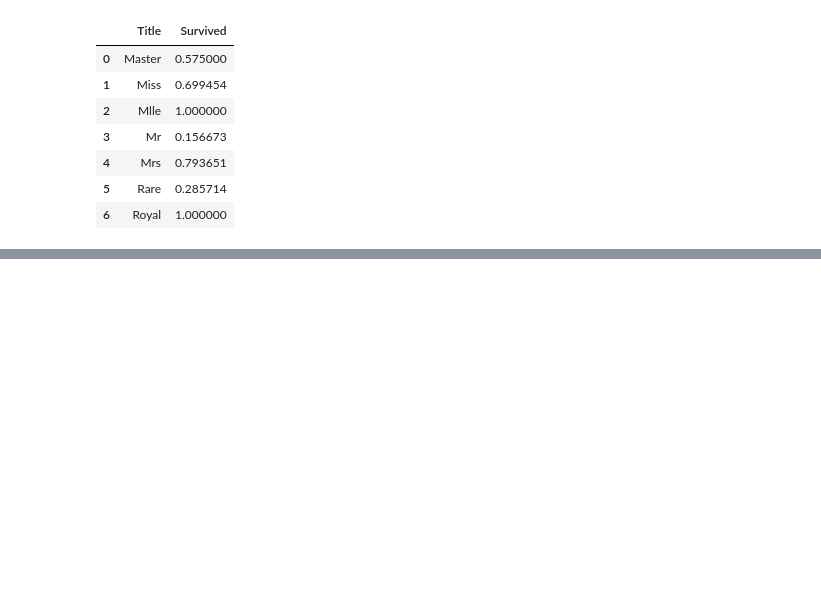
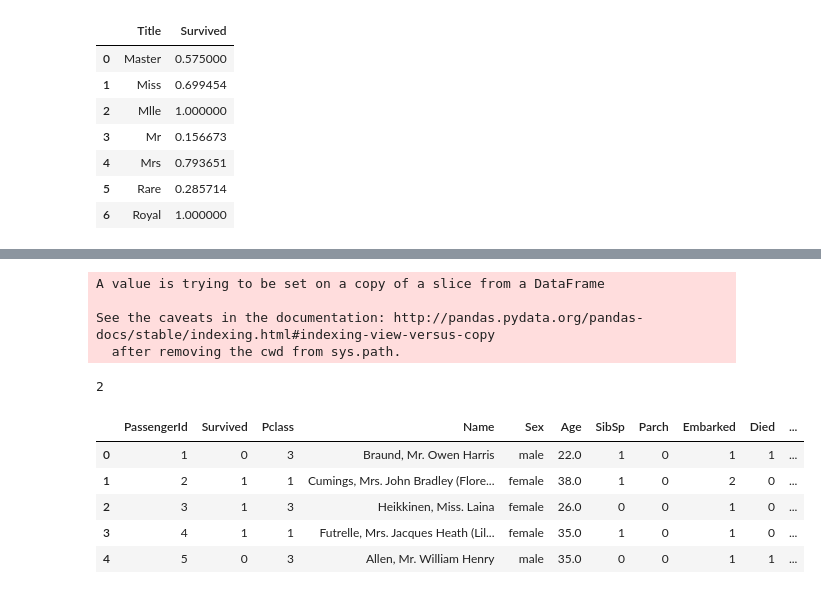
Before and after one commit to SeokHyeon-Hwang/SeokHyeon-Hwang.github.io, a Jupyter notebook: 190111_titanic_01.ipynb, the cells around one changed output, grey strips where cells are left out. Drawn from its saved outputs; the diff is of its cells as text; code cells hidden in the pictures; blank space fills up the shorter version.

```diff
--- a/190111_titanic_01.ipynb
+++ b/190111_titanic_01.ipynb
@@ -1044,6 +1023,8 @@ Index(['PassengerId', 'Survived', 'Pclass', 'Name', 'Sex', 'Age', 'SibSp',
       dtype='object')
 # %%
 te=te.drop(['Ticket'], axis=1)
+# %%
+tr=tr.drop(['Ticket'], axis=1)
 # %%
 print(tr.columns, te.columns)
 # %% [output]
@@ -1144,0 +1202,41 @@ for x in range(len(te['AgeGroup'])):
+# %%
+age_mapping = {'Baby':1, 'Child':2, 'Teenager':3, 'Student':4, 'Young Adult':5, 'Audlt':6, 'Senior':7}
+tr['AgeGroup'] = tr['AgeGroup'].map(age_mapping)
+te['AgeGroup'] = te['AgeGroup'].map(age_mapping)
+
+tr.head()
+# %%
+em_mapping = {'S':1, 'C':2, 'Q':3}
+tr['Embarked'] = tr['Embarked'].map(em_mapping)
+te['Embarked'] = te['Embarked'].map(em_mapping)
+
+tr.head()
+# %%
+for x in range(len(te['Fare'])):
+  if pd.isnull(te['Fare'][x]):
+    pclass = te['Pclass'][x]
+    te['Fare'][x] = round(tr[tr['Pclass']==pclass]['Fare'].mean(), 4)
+
+tr['FareBand'] = pd.qcut(tr['Fare'], 4, labels = [1, 2, 3, 4])
+te['FareBand'] = pd.qcut(te['Fare'], 4, labels = [1, 2, 3, 4])
+
+tr= tr.drop(['Fare'], axis=1)
+te= te.drop(['Fare'], axis=1)
+# %% [output]
+A value is trying to be set on a copy of a slice from a DataFrame
+
+See the caveats in the documentation: http://pandas.pydata.org/pandas-docs/stable/indexing.html#indexing-view-versus-copy
+  after removing the cwd from sys.path.
+# %%
+tr['Pclass'][x]
+# %% [output]
+2
+# %%
+tr.head()
+# %% [output]
+|  | PassengerId | Survived | Pclass | Name | Sex | Age | SibSp | Parch | Embarked | Died | ... |
+| 0 | 1 | 0 | 3 | Braund, Mr. Owen Harris | male | 22.0 | 1 | 0 | 1 | 1 | ... |
+| 1 | 2 | 1 | 1 | Cumings, Mrs. John Bradley (Flore... | female | 38.0 | 1 | 0 | 2 | 0 | ... |
+| 2 | 3 | 1 | 3 | Heikkinen, Miss. Laina | female | 26.0 | 0 | 0 | 1 | 0 | ... |
+| 3 | 4 | 1 | 1 | Futrelle, Mrs. Jacques Heath (Lil... | female | 35.0 | 1 | 0 | 1 | 0 | ... |
+| 4 | 5 | 0 | 3 | Allen, Mr. William Henry | male | 35.0 | 0 | 0 | 1 | 1 | ... |
```
Also changed, not shown: parts of 29 cells of this notebook.
